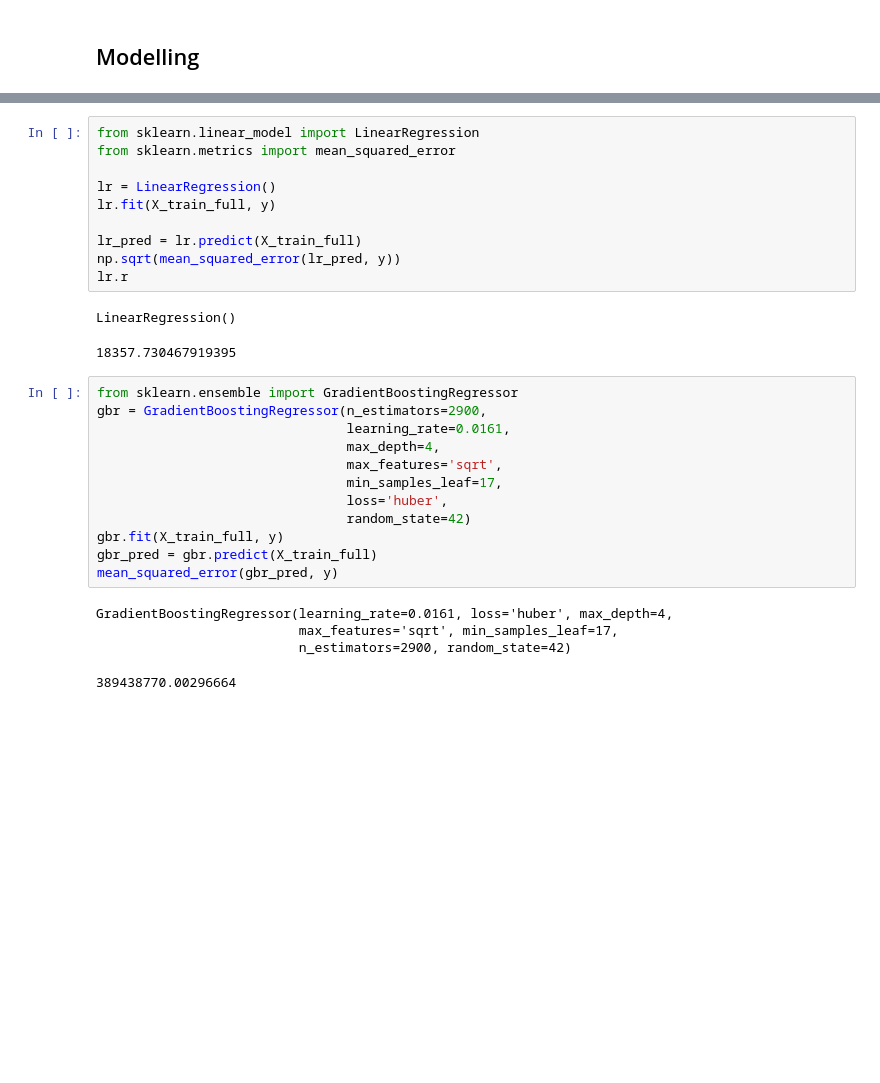
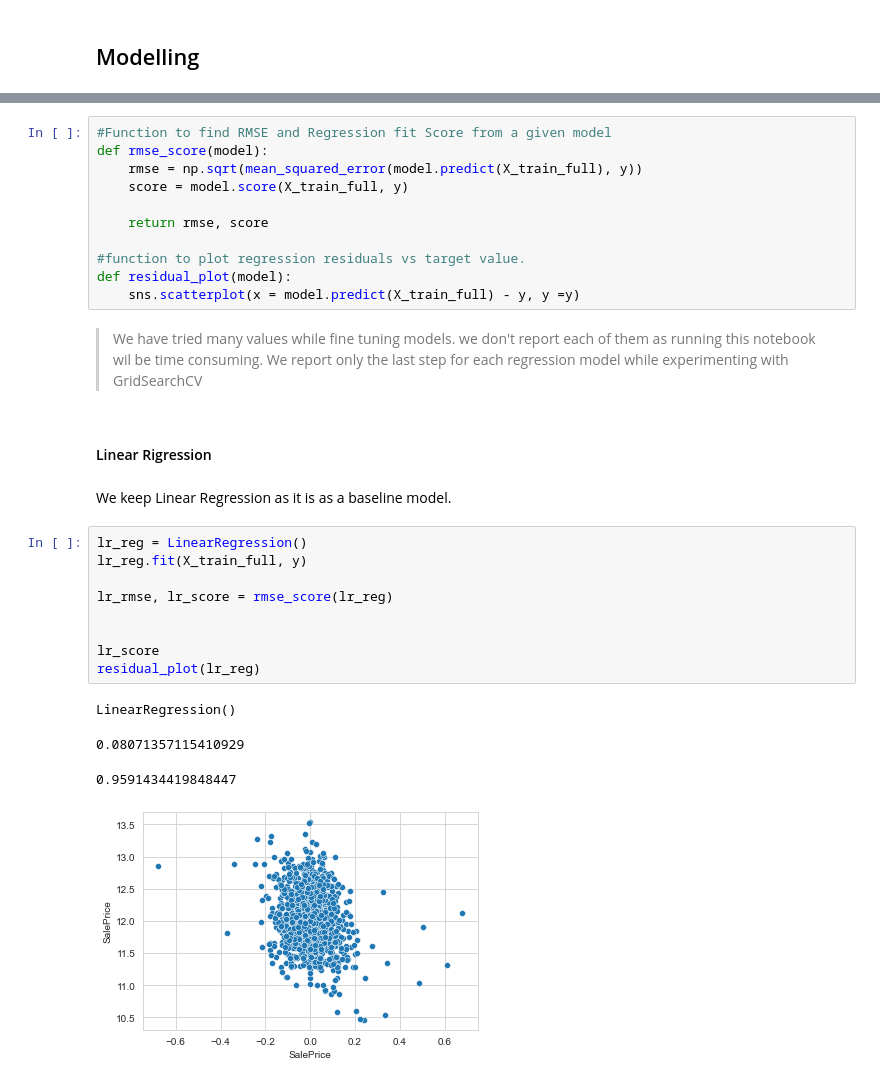
Before and after one commit to pkthufail/PortfolioProjects, a Jupyter notebook: Housing Price Competition.ipynb, the cells around one changed output, grey strips where cells are left out. Saved outputs shown, nothing was run; the diff lists cells and outputs as text; blank space fills up the shorter version.

Commit message:
Add files via upload
A top 1% Approach to House price prediction competition in kaggle

```diff
--- a/Housing Price Competition.ipynb
+++ b/Housing Price Competition.ipynb
@@ -347,30 +544,31 @@ X_test.shape
+# %%
+#Function to find RMSE and Regression fit Score from a given model
+def rmse_score(model):
+    rmse = np.sqrt(mean_squared_error(model.predict(X_train_full), y))
+    score = model.score(X_train_full, y)
+
+    return rmse, score
+
+#function to plot regression residuals vs target value.
+def residual_plot(model):
+    sns.scatterplot(x = model.predict(X_train_full) - y, y =y)
+# %% [markdown]
+> We have tried many values while fine tuning models. we don't report each of them as running this notebook wil be time consuming. We report only  the last step for each regression model while experimenting with GridSearchCV
+# %% [markdown]
+#### Linear Rigression
+# %% [markdown]
+We keep Linear Regression as it is as a baseline model.
 # %%
-from sklearn.linear_model import LinearRegression
-from sklearn.metrics import mean_squared_error
+lr_reg = LinearRegression()
+lr_reg.fit(X_train_full, y)
 
-lr = LinearRegression()
-lr.fit(X_train_full, y)
+lr_rmse, lr_score = rmse_score(lr_reg)
 
-lr_pred = lr.predict(X_train_full)
-np.sqrt(mean_squared_error(lr_pred, y))
-lr.r
+
+lr_score
+residual_plot(lr_reg)
 # %% [output]
 LinearRegression()
-18357.730467919395
+0.08071357115410929
+0.9591434419848447
+[figure, added]
-# %%
-from sklearn.ensemble import GradientBoostingRegressor
-gbr = GradientBoostingRegressor(n_estimators=2900,
-                                learning_rate=0.0161,
-                                max_depth=4,
-                                max_features='sqrt',
-                                min_samples_leaf=17,
-                                loss='huber',
-                                random_state=42)
-gbr.fit(X_train_full, y)
-gbr_pred = gbr.predict(X_train_full)
-mean_squared_error(gbr_pred, y)
-# %% [output]
-GradientBoostingRegressor(learning_rate=0.0161, loss='huber', max_depth=4,
-                          max_features='sqrt', min_samples_leaf=17,
-                          n_estimators=2900, random_state=42)
-389438770.00296664
```
Also changed, not shown: parts of 83 cells of this notebook.
